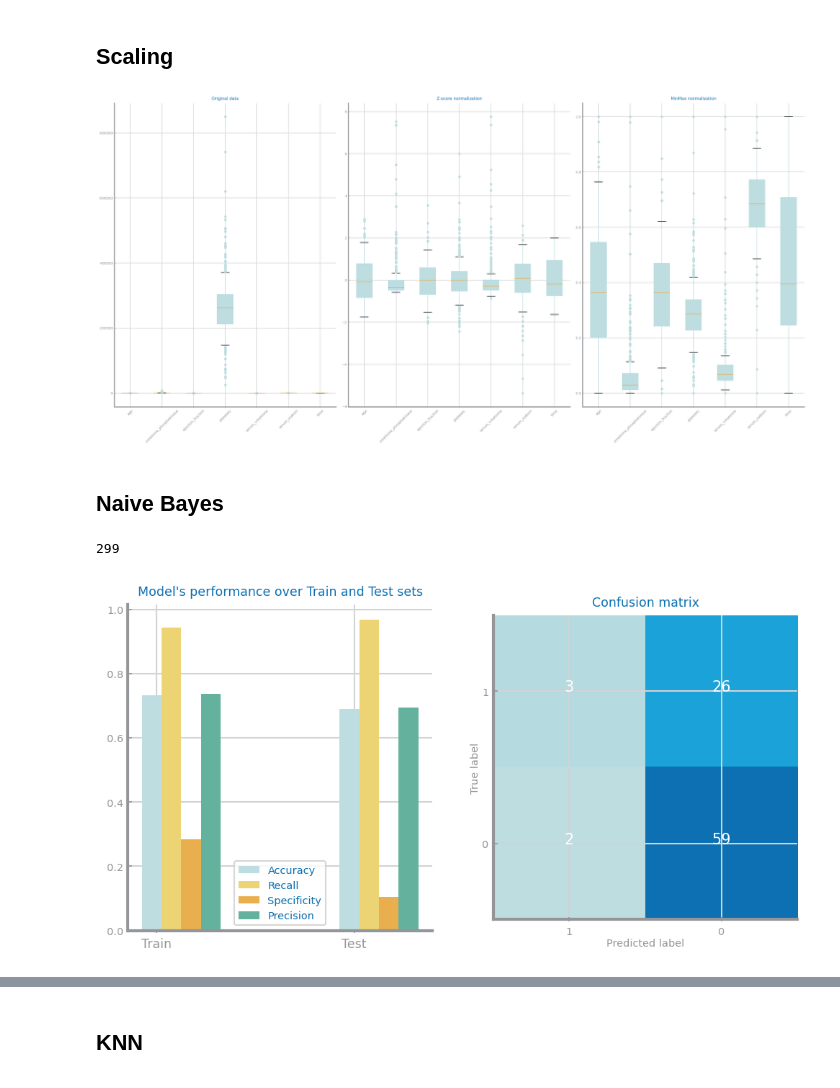
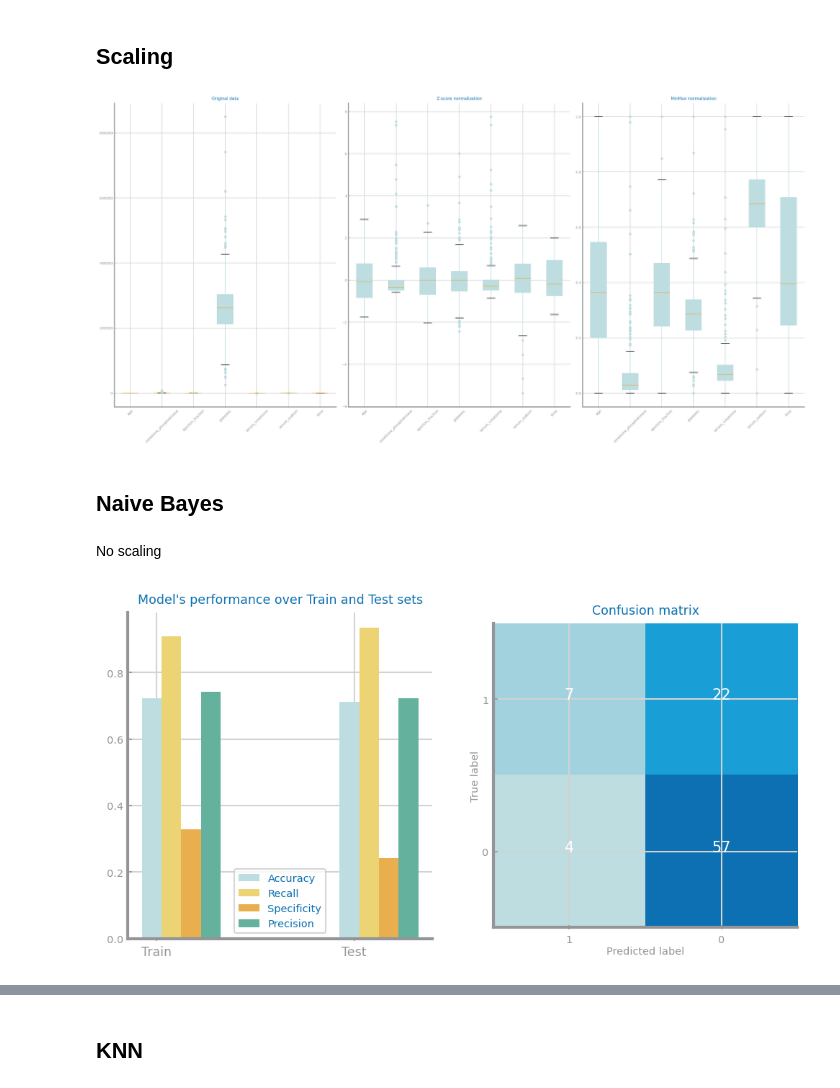
Before and after one commit to joaocmd/CD-Project, a Jupyter notebook: proj-1_lab3.ipynb, the cells around one changed output, grey strips where cells are left out. Drawn from its saved outputs; the diff is of its cells as text; code cells hidden in the pictures.

Commit message:
Try scaling with naive bayes and knn

```diff
--- a/proj-1_lab3.ipynb
+++ b/proj-1_lab3.ipynb
@@ -17,51 +17,54 @@ from data import hf_data, hf_data_raw, t_data, t_data_raw
 ## Scaling
 # %%
 df_nr = pd.DataFrame(hf_data, columns=hf_data.select_dtypes(include=['float64','int64']).columns)
-df_nr2 = df_nr
-transf = StandardScaler(with_mean=True, with_std=True, copy=True).fit(df_nr2)
-df_nr2 = pd.DataFrame(transf.transform(df_nr2), columns= df_nr2.columns)
-# norm_data_zscore = df_nr.join(df_sb, how='right')
-norm_data_zscore = df_nr2
+df_sb = pd.DataFrame(hf_data, columns=hf_data.select_dtypes(include=['bool']).columns)
+
+transf = StandardScaler(with_mean=True, with_std=True, copy=True).fit(df_nr)
+norm_data_zscore = pd.DataFrame(transf.transform(df_nr), columns=df_nr.columns)
+norm_data_zscore = norm_data_zscore.join(df_sb, how='right')
 norm_data_zscore.describe(include='all')
 
 transf = MinMaxScaler(feature_range=(0, 1), copy=True).fit(df_nr)
-df_nr3 = pd.DataFrame(transf.transform(df_nr), columns= df_nr.columns)
-# norm_data_minmax = df_nr.join(df_sb, how='right')
-norm_data_minmax = df_nr3
+norm_data_minmax = pd.DataFrame(transf.transform(df_nr), columns= df_nr.columns)
+norm_data_minmax = norm_data_minmax.join(df_sb, how='right')
 norm_data_minmax.describe(include='all')
+
 
 import matplotlib.pyplot as plt
 fig, axs = plt.subplots(1, 3, figsize=(20,10),squeeze=False)
+
 axs[0, 0].set_title('Original data')
-df_nr.boxplot(ax=axs[0, 0])
+df_nr[df_nr.columns].boxplot(ax=axs[0, 0], whis=1.5)
 axs[0, 0].tick_params(axis='x', rotation=45)
+
 axs[0, 1].set_title('Z-score normalization')
-norm_data_zscore.boxplot(ax=axs[0, 1])
+norm_data_zscore[df_nr.columns].boxplot(ax=axs[0, 1], whis=1.5)
 axs[0, 1].tick_params(axis='x', rotation=45)
+
 axs[0, 2].set_title('MinMax normalization')
-norm_data_minmax.boxplot(ax=axs[0, 2])
+norm_data_minmax[df_nr.columns].boxplot(ax=axs[0, 2], whis=1.5)
 axs[0, 2].tick_params(axis='x', rotation=45)
+
 fig.tight_layout()
 # plt.show()
 # %% [output]
-[figure, old version]
+[figure, new version]
 # %% [markdown]
 ## Naive Bayes
+# %% [markdown]
+No scaling
 # %%
-print(hf_data_raw.shape[0])
-
-hf_data_raw_2 = hf_data_raw.drop(columns=['time'])
-y: np.ndarray = hf_data_raw_2.pop('DEATH_EVENT').values
-X: np.ndarray = hf_data_raw_2.values
+hf_df = hf_data_raw.copy().drop(columns=['time'])
+y: np.ndarray = hf_df.pop('DEATH_EVENT').values
+X: np.ndarray = hf_df.values
 labels = pd.unique(y)
 
 trnX, tstX, trnY, tstY = train_test_split(X, y, train_size=0.7, stratify=y)
 
 clf = GaussianNB()
 clf.fit(trnX, trnY)
 prd_trn = clf.predict(trnX)
 prd_tst = clf.predict(tstX)
 ds.plot_evaluation_results(pd.unique(y), trnY, prd_trn, tstY, prd_tst)
 # %% [output]
-299
-[figure, old version]
+[figure, new version]
```
Also changed, not shown: parts of 20 cells of this notebook, 1 other file.
